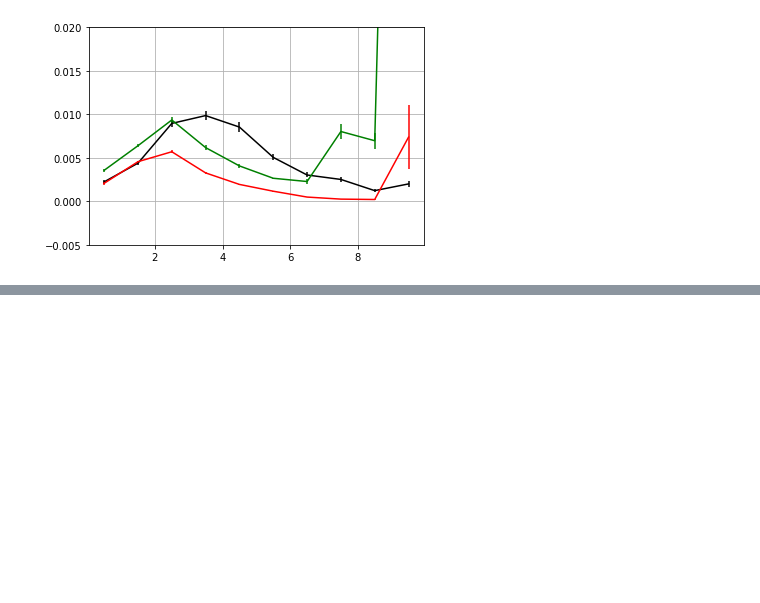
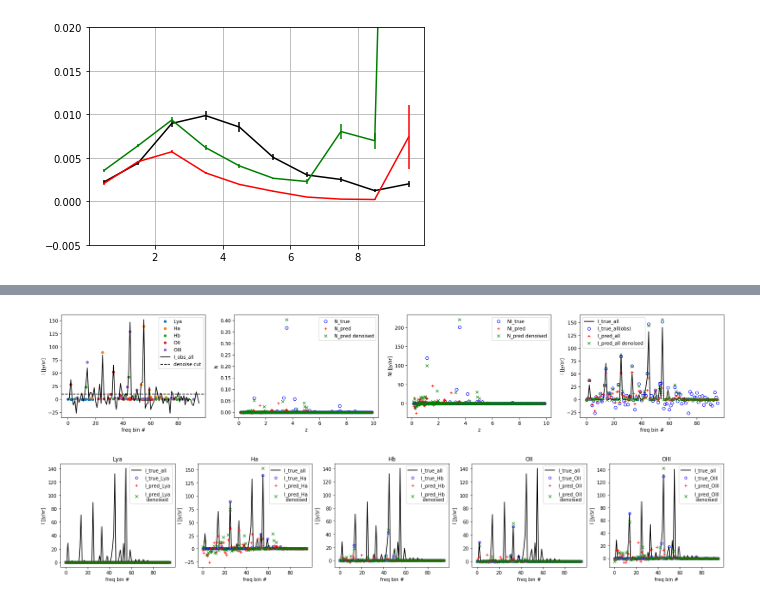
Before and after one commit to yuntingcheng/sim_cii, a Jupyter notebook: sparse_F17.ipynb, the cells around one changed output, grey strips where cells are left out. Cells and saved outputs as stored; diff of their text form; code cells hidden in the pictures; blank space fills up the shorter version.

```diff
--- a/sparse_F17.ipynb
+++ b/sparse_F17.ipynb
@@ -365,0 +389,50 @@ plt.ylabel('')
+# %%
+#
+fig, ax = plt.subplots(1,4,figsize = (25,4), dpi = 200)
+for j in range(len(line_targ_vec)):
+    sp = np.where(Itrue_targ[j,0,:] != 0)[0]
+    ax[0].plot(np.arange(N_nu)[sp],Itrue_targ[j,0,:][sp],'o', \
+               label = line_targ_vec[j], markersize = 5)
+ax[0].plot(Iobs_all[0,:],'k', label = 'I_obs_all')
+ax[0].axhline(sig_cut * sigI, c = 'k', ls = '--', label = 'denoise cut')
+ax[0].legend(loc = 0)
+ax[0].set_xlabel('freq bin #')
+ax[0].set_ylabel('I [Jy/sr]')
+
+ax[1].plot(z_coords, N_true[0,:], 'bo', markerfacecolor='None', label='N_true')
+ax[1].plot(z_coords, N_pred[0],'r+',label='N_pred')
+ax[1].plot(z_coords, N_pred_dn[0],'gx',label='N_pred denoised')
+ax[1].legend(loc = 0)
+ax[1].set_xlabel('z')
+ax[1].set_ylabel('N')
+
+ax[2].plot(z_coords, N_true[0,:]*I_norm,' bo', markerfacecolor='None', label='NI_true')
+ax[2].plot(z_coords, N_pred[0]*I_norm,'r+',label='NI_pred')
+ax[2].plot(z_coords, N_pred_dn[0]*I_norm,'gx',label='N_pred denoised')
+ax[2].legend(loc = 0)
+ax[2].set_xlabel('z')
+ax[2].set_ylabel('NI [Jy/sr]')
+
+ax[3].plot(Itrue_all[0,:],'k-', markerfacecolor='None',label='I_true_all')
+ax[3].plot(Iobs_all[0,:],'bo', markerfacecolor='None',label='I_true_all(obs)')
+ax[3].plot(((N_pred[0,:] * I_norm).reshape(-1,N_pred.shape[1]) @ A.T).flatten(),'r+',label='I_pred_all')
+ax[3].plot(((N_pred_dn[0,:] * I_norm).reshape(-1,N_pred.shape[1]) @ A.T).flatten(),\
+           'gx',label='I_pred_all denoised')
+ax[3].legend(loc = 0)
+ax[3].set_xlabel('freq bin #')
+ax[3].set_ylabel('I [Jy/sr]')
+
+fig, ax = plt.subplots(1,5,figsize = (25,4))
+for j in range(len(line_targ_vec)):
+    ax[j].plot(Itrue_all[0,:],'k-', label='I_true_all')
+    ax[j].plot(Itrue_targ[j,0,:],'bo', markerfacecolor='None', markersize = 5, \
+                  label='I_true_' + line_targ_vec[j])
+    ax[j].plot(Ipred_targ[j,0,:],'r+', label='I_pred_' + line_targ_vec[j])
+    ax[j].plot(Ipred_targ_dn[j,0,:],'gx', label='I_pred_' + line_targ_vec[j] + '\n denoised')
+    ax[j].legend(loc = 0)
+    ax[j].set_title(line_targ_vec[j])
+    ax[j].set_xlabel('freq bin #')
+    ax[j].set_ylabel('I [Jy/sr]')
+# %% [output]
+[figure, added]
+[figure, added]
```
Also changed, not shown: parts of 24 cells of this notebook, 9 other files.
